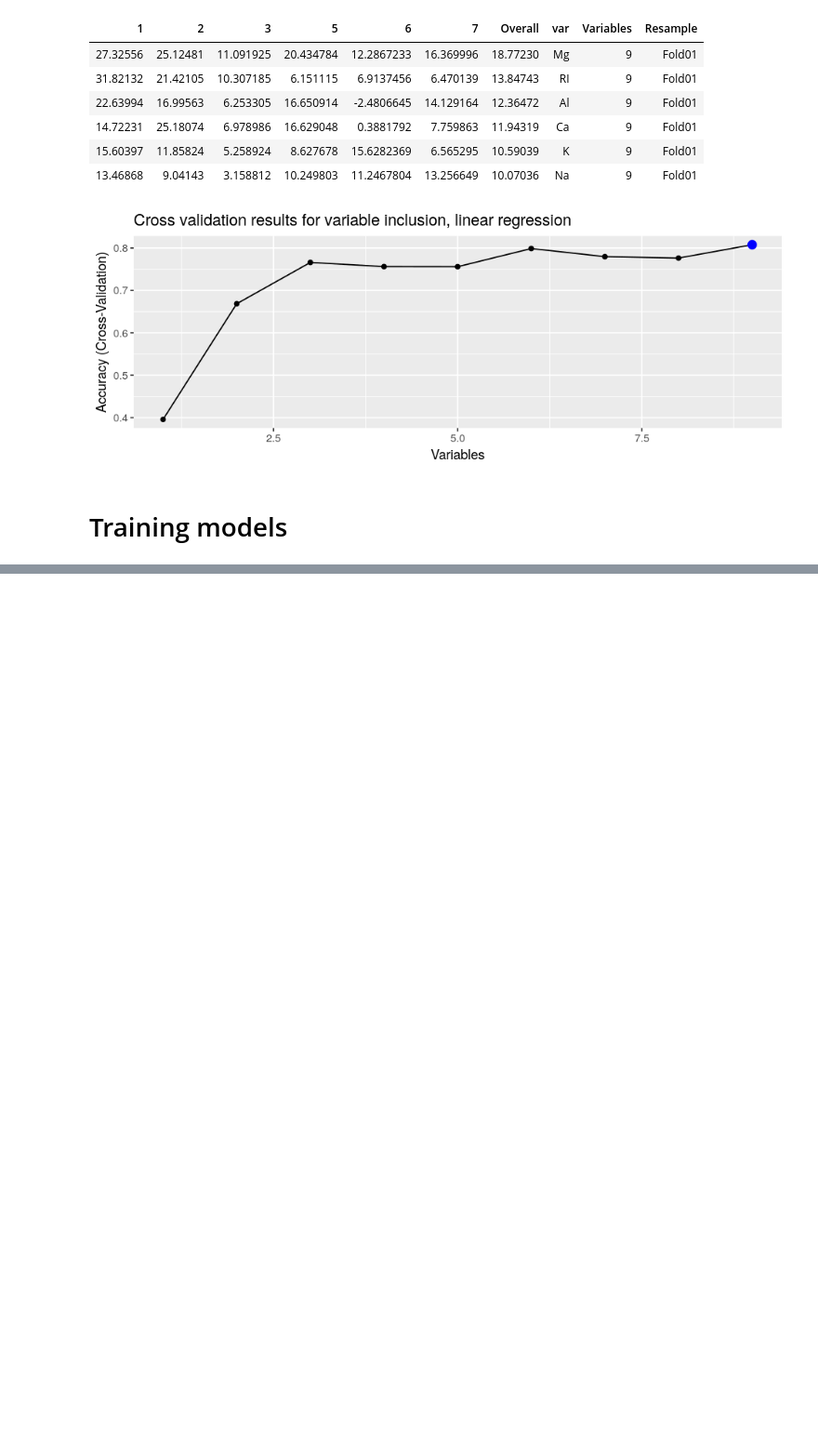
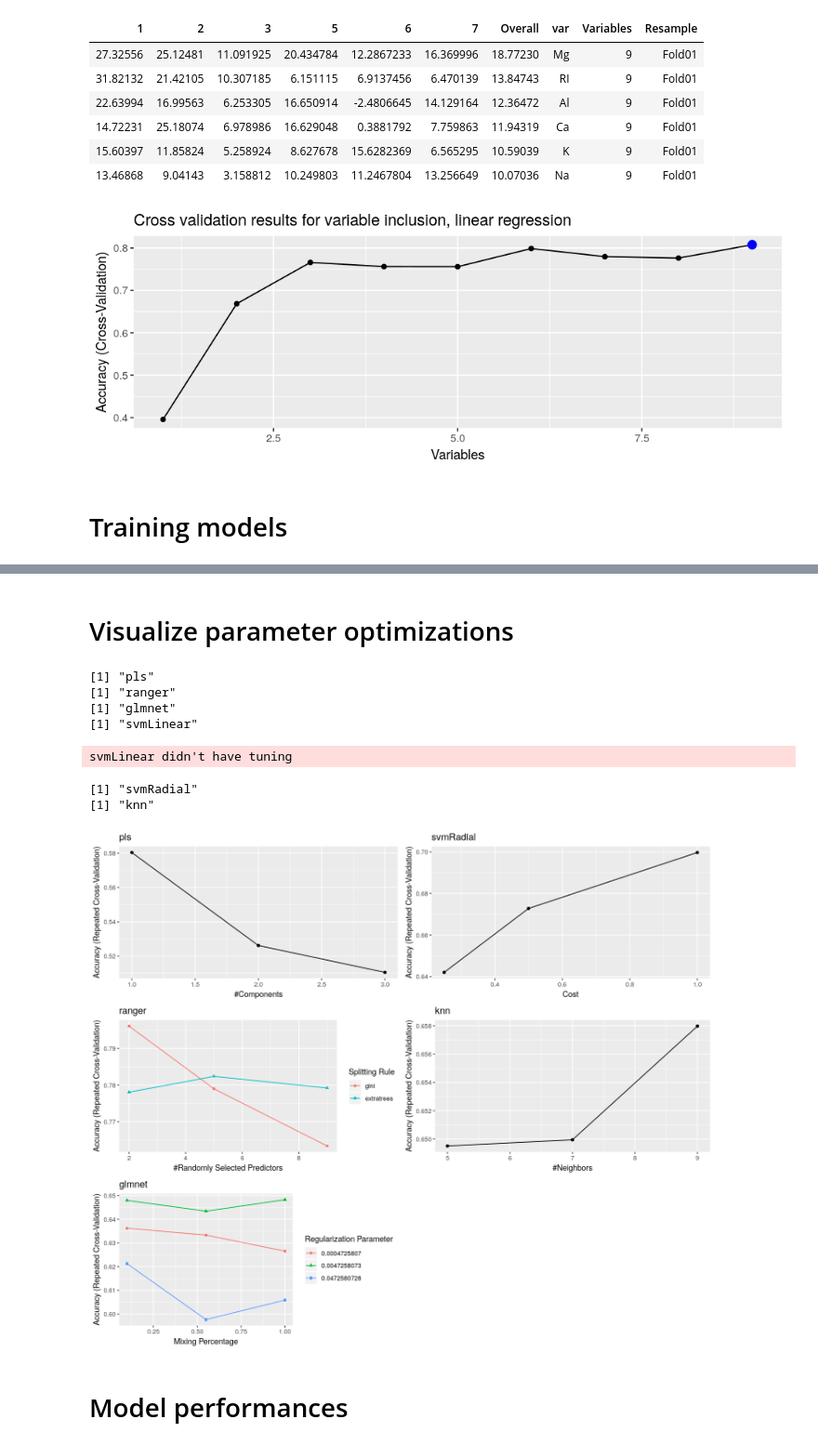
Before and after one commit to Jakob37/MLTemplateDataExplorations, a Jupyter notebook: gem_color/Gem color.ipynb, the cells around one changed output, grey strips where cells are left out. Shown at 93% size. Cells and saved outputs as stored; diff of their text form; code cells hidden in the pictures; blank space fills up the shorter version.

```diff
--- a/gem_color/Gem color.ipynb
+++ b/gem_color/Gem color.ipynb
@@ -299,12 +321,6 @@ ggplot(results) + ggtitle("Cross validation results for variable inclusion, line
 # %%
-control <- caret::trainControl(
-    method="repeatedcv",
-    number=10,
-    repeats=3
-)
-
 trained_models <- list()
-target_models <- c("pls", "ranger", "glmnet", "svmLinear")
+target_models <- c("pls", "ranger", "glmnet", "svmLinear", "svmRadial", "knn")
 
 for (model in target_models) {
 
@@ -315,7 +331,8 @@ for (model in target_models) {
         data=wide_stones_df %>% dplyr::select(-nr),
         method=model,
         preProcess="scale",
-        trControl=control
+        trControl=control,
+        allowParallel=TRUE
     )
 }
 # %% [output]
@@ -344,0 +362,26 @@ Warning message:
+# %% [markdown]
+# Visualize parameter optimizations
+# %%
+pltlist <- list()
+for (mod_name in names(trained_models)) {
+    trained_model <- trained_models[[mod_name]]
+    print(mod_name)
+    plt <- tryCatch({
+        ggplot(trained_model) + ggtitle(mod_name)
+    }, error=function(cond) {message(mod_name, " didn't have tuning")})
+    pltlist[[mod_name]] <- plt
+}
+
+vu$pltsize(12, 10)
+vu$multiplot(plotlist=pltlist, cols=2)
+# %% [output]
+[1] "pls"
+[1] "ranger"
+[1] "glmnet"
+[1] "svmLinear"
+svmLinear didn't have tuning
+[1] "svmRadial"
+[1] "knn"
+[figure, added]
+# %% [markdown]
+# Model performances
```
Also changed, not shown: parts of 7 cells of this notebook.
